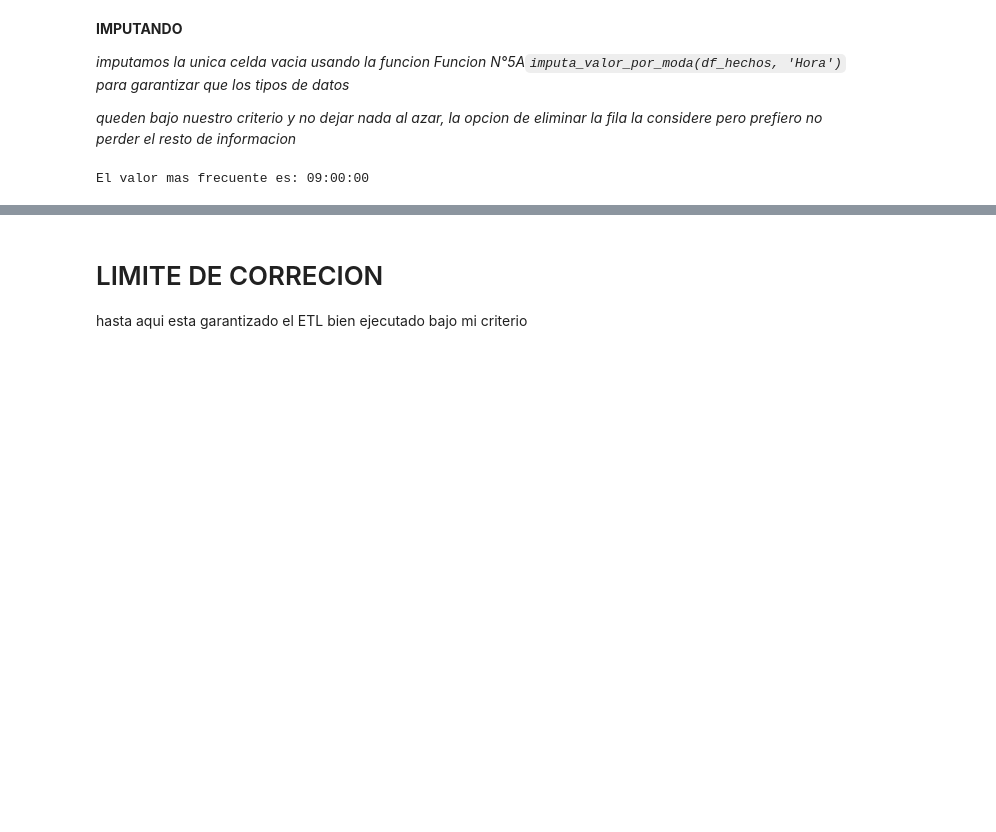
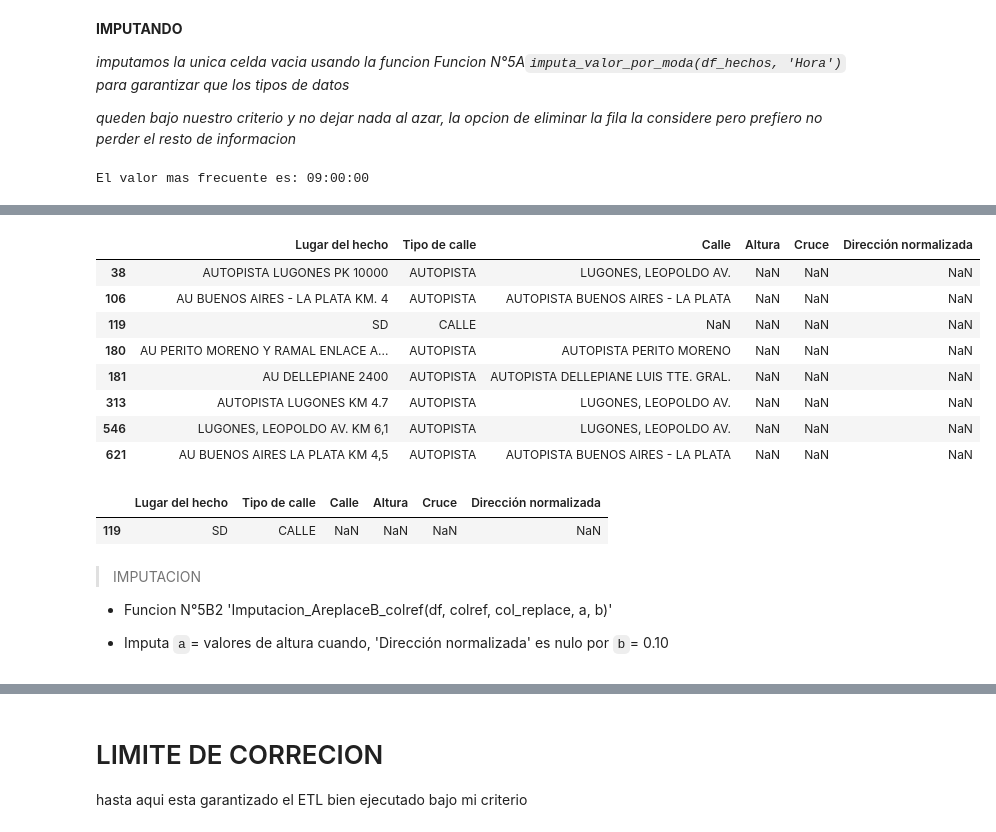
Before and after one commit to gabrielgomezrestrepo/Proyecto-DA-Siniestros-Viales-BA, a Jupyter notebook: ETL.ipynb, the cells around one changed output, grey strips where cells are left out. Saved outputs shown, nothing was run; the diff lists cells and outputs as text; code cells hidden in the pictures; blank space fills up the shorter version.

```diff
--- a/ETL.ipynb
+++ b/ETL.ipynb
@@ -620,0 +878,23 @@ El valor mas frecuente es: 09:00:00
+# %%
+ver_nulos_por_colref(df_hechos, 'Dirección normalizada')[[ 'Lugar del hecho', 'Tipo de calle', 'Calle', 'Altura', 'Cruce', 'Dirección normalizada']]
+# %% [output]
+|  | Lugar del hecho | Tipo de calle | Calle | Altura | Cruce | Dirección normalizada |
+| 38 | AUTOPISTA LUGONES PK 10000 | AUTOPISTA | LUGONES, LEOPOLDO AV. | NaN | NaN | NaN |
+| 106 | AU BUENOS AIRES - LA PLATA KM. 4 | AUTOPISTA | AUTOPISTA BUENOS AIRES - LA PLATA | NaN | NaN | NaN |
+| 119 | SD | CALLE | NaN | NaN | NaN | NaN |
+| 180 | AU PERITO MORENO Y RAMAL ENLACE A... | AUTOPISTA | AUTOPISTA PERITO MORENO | NaN | NaN | NaN |
+| 181 | AU DELLEPIANE 2400 | AUTOPISTA | AUTOPISTA DELLEPIANE LUIS TTE. GRAL. | NaN | NaN | NaN |
+| 313 | AUTOPISTA LUGONES KM 4.7 | AUTOPISTA | LUGONES, LEOPOLDO AV. | NaN | NaN | NaN |
+| 546 | LUGONES, LEOPOLDO AV. KM 6,1 | AUTOPISTA | LUGONES, LEOPOLDO AV. | NaN | NaN | NaN |
+| 621 | AU BUENOS AIRES LA PLATA KM 4,5 | AUTOPISTA | AUTOPISTA BUENOS AIRES - LA PLATA | NaN | NaN | NaN |
+# %%
+ver_nulos_por_colref(df_hechos, 'Calle')[[ 'Lugar del hecho', 'Tipo de calle', 'Calle', 'Altura', 'Cruce', 'Dirección normalizada']]
+# %% [output]
+|  | Lugar del hecho | Tipo de calle | Calle | Altura | Cruce | Dirección normalizada |
+| 119 | SD | CALLE | NaN | NaN | NaN | NaN |
+# %% [markdown]
+>IMPUTACION
+
+- Funcion N°5B2 'Imputacion_AreplaceB_colref(df, colref, col_replace, a, b)'
+
+- Imputa `a`= valores de altura cuando,  'Dirección normalizada' es nulo  por `b`= 0.10
```
Also changed, not shown: parts of 62 cells of this notebook.
